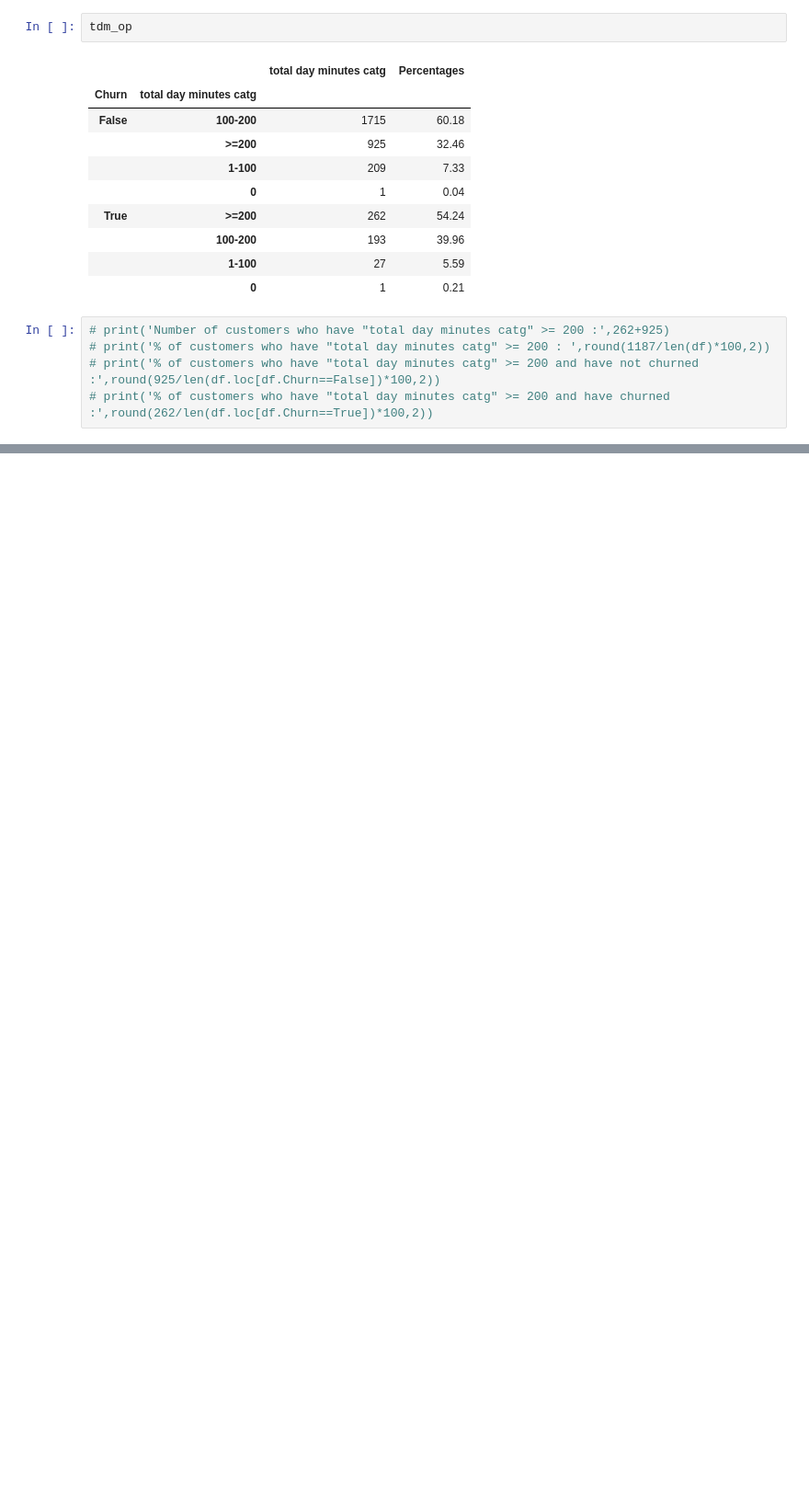
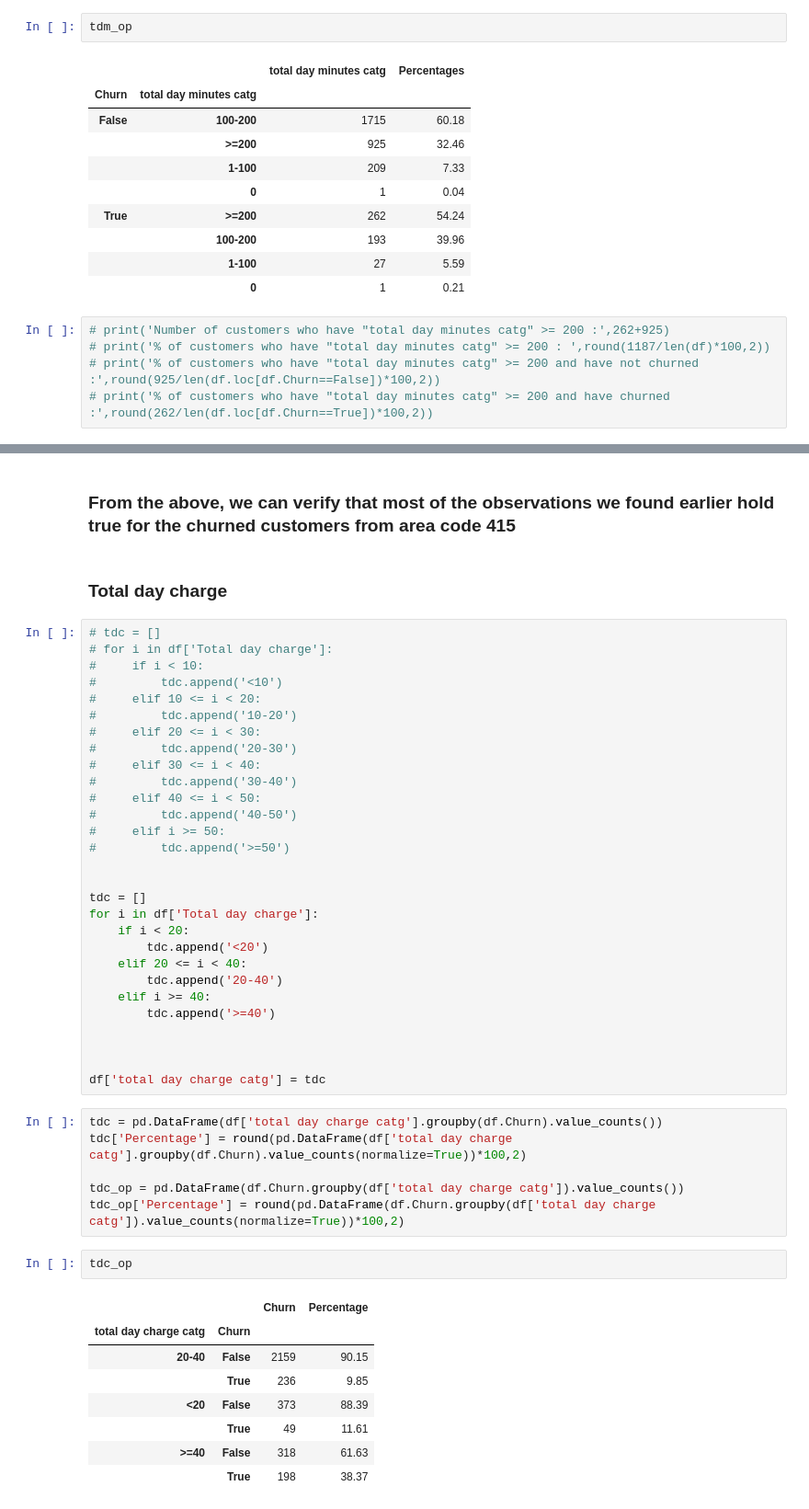
Before and after one commit to SharanKalyan/Customer_Churn_Analysis, a Jupyter notebook: Churn Prediction.ipynb, the cells around one changed output, grey strips where cells are left out. Shown: that part at 92% size. Drawn from its saved outputs; the diff is of its cells as text; blank space fills up the shorter version.

```diff
--- a/Churn Prediction.ipynb
+++ b/Churn Prediction.ipynb
@@ -418,0 +524,50 @@ tdm_op
+# %% [markdown]
+### From the above, we can verify that most of the observations we found earlier hold true for the churned customers from area code 415
+# %% [markdown]
+### Total day charge
+# %%
+# tdc = []
+# for i in df['Total day charge']:
+#     if i < 10:
+#         tdc.append('<10')
+#     elif 10 <= i < 20:
+#         tdc.append('10-20')
+#     elif 20 <= i < 30:
+#         tdc.append('20-30')
+#     elif 30 <= i < 40:
+#         tdc.append('30-40')
+#     elif 40 <= i < 50:
+#         tdc.append('40-50')
+#     elif i >= 50:
+#         tdc.append('>=50')
+
+
+tdc = []
+for i in df['Total day charge']:
+    if i < 20:
+        tdc.append('<20')
+    elif 20 <= i < 40:
+        tdc.append('20-40')
+    elif i >= 40:
+        tdc.append('>=40')
+
+
+
+df['total day charge catg'] = tdc
+# %%
+tdc = pd.DataFrame(df['total day charge catg'].groupby(df.Churn).value_counts())
+tdc['Percentage'] = round(pd.DataFrame(df['total day charge catg'].groupby(df.Churn).value_counts(normalize=True))*100,2)
+
+tdc_op = pd.DataFrame(df.Churn.groupby(df['total day charge catg']).value_counts())
+tdc_op['Percentage'] = round(pd.DataFrame(df.Churn.groupby(df['total day charge catg']).value_counts(normalize=True))*100,2)
+# %%
+tdc_op
+# %% [output]
+|  |  | Churn | Percentage |
+| total day charge catg | Churn |  |  |
+| 20-40 | False | 2159 | 90.15 |
+|  | True | 236 | 9.85 |
+| <20 | False | 373 | 88.39 |
+|  | True | 49 | 11.61 |
+| >=40 | False | 318 | 61.63 |
+|  | True | 198 | 38.37 |
```
Also changed, not shown: parts of 19 cells of this notebook.
